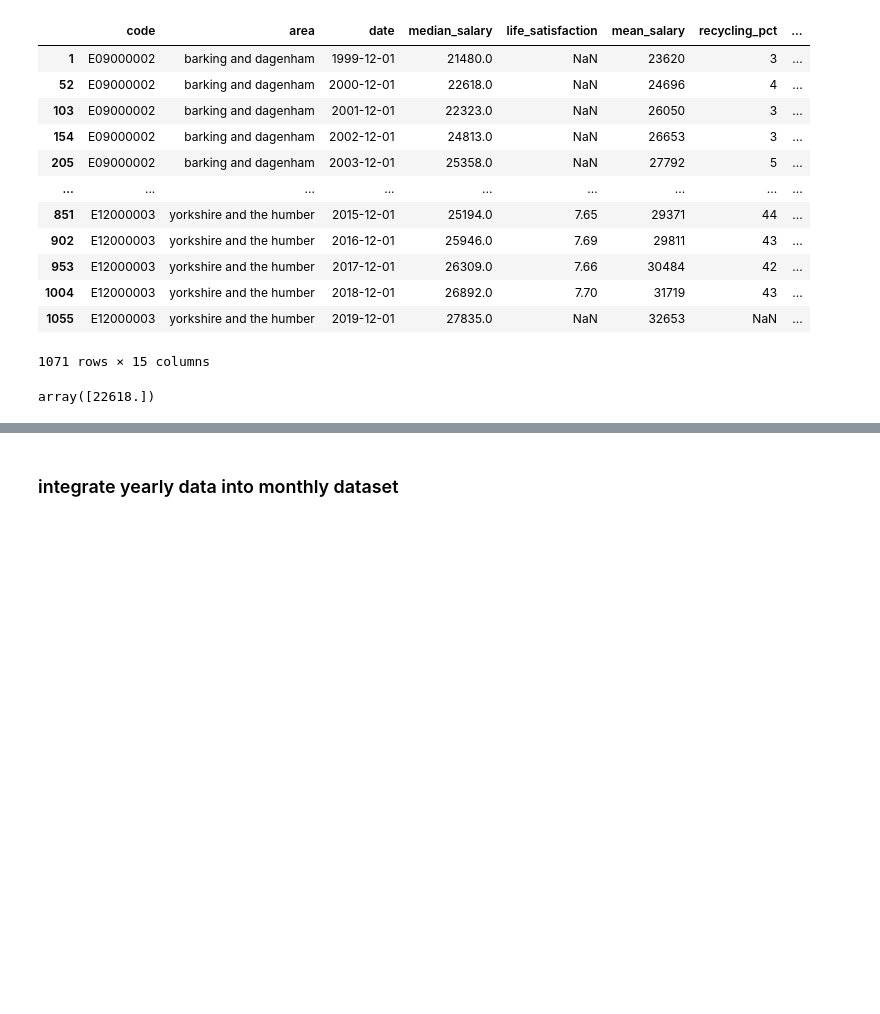
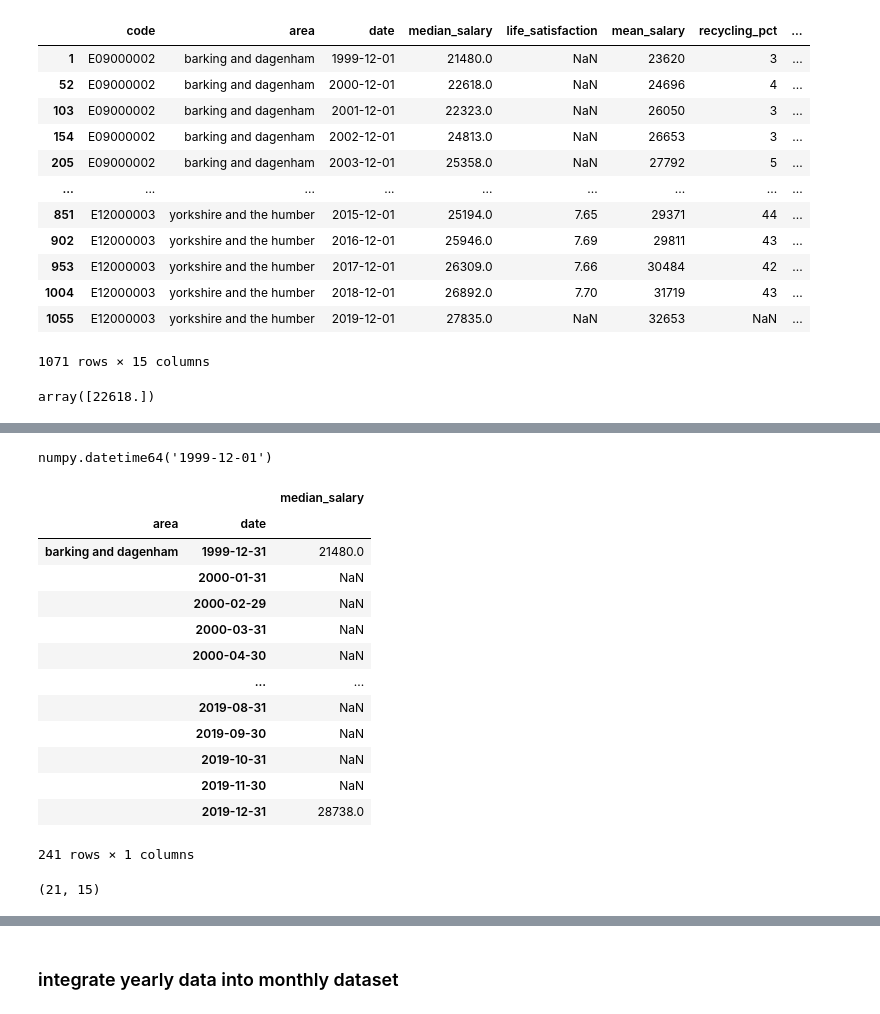
Before and after one commit to hlu109/math462_project, a Jupyter notebook: scripts/data_exploration.ipynb, the cells around one changed output, grey strips where cells are left out. Saved outputs shown, nothing was run; the diff lists cells and outputs as text; code cells hidden in the pictures; blank space fills up the shorter version.

```diff
--- a/scripts/data_exploration.ipynb
+++ b/scripts/data_exploration.ipynb
@@ -182,3 +181,31 @@ monthly_data.head()
 | 303 | 1995-03-01 | barking and dagenham | 51269 | E09000002 | 144.0 | NaN | 1 | 183.0 | ... |
 | 304 | 1995-04-01 | barking and dagenham | 53134 | E09000002 | 109.0 | NaN | 1 | 1865.0 | ... |
 | 305 | 1995-05-01 | barking and dagenham | 53042 | E09000002 | 149.0 | NaN | 1 | -92.0 | ... |
+# %%
+np.datetime64('1999-12-01')
+# %% [output]
+numpy.datetime64('1999-12-01')
+# %%
+yearly_data.loc[yearly_data.area == 'barking and dagenham',
+                ['date', 'area', 'median_salary']].groupby('area').resample(
+                    'M', on='date',
+                    origin='start').mean(numeric_only=True)  #.interpolate()
+# %% [output]
+|  |  | median_salary |
+| area | date |  |
+| barking and dagenham | 1999-12-31 | 21480.0 |
+|  | 2000-01-31 | NaN |
+|  | 2000-02-29 | NaN |
+|  | 2000-03-31 | NaN |
+|  | 2000-04-30 | NaN |
+|  | ... | ... |
+|  | 2019-08-31 | NaN |
+|  | 2019-09-30 | NaN |
+|  | 2019-10-31 | NaN |
+|  | 2019-11-30 | NaN |
+|  | 2019-12-31 | 28738.0 |
+241 rows × 1 columns
+# %%
+yearly_data.loc[yearly_data.area == 'barking and dagenham'].shape
+# %% [output]
+(21, 15)
```
Also changed, not shown: parts of 13 cells of this notebook, 7 other files.
